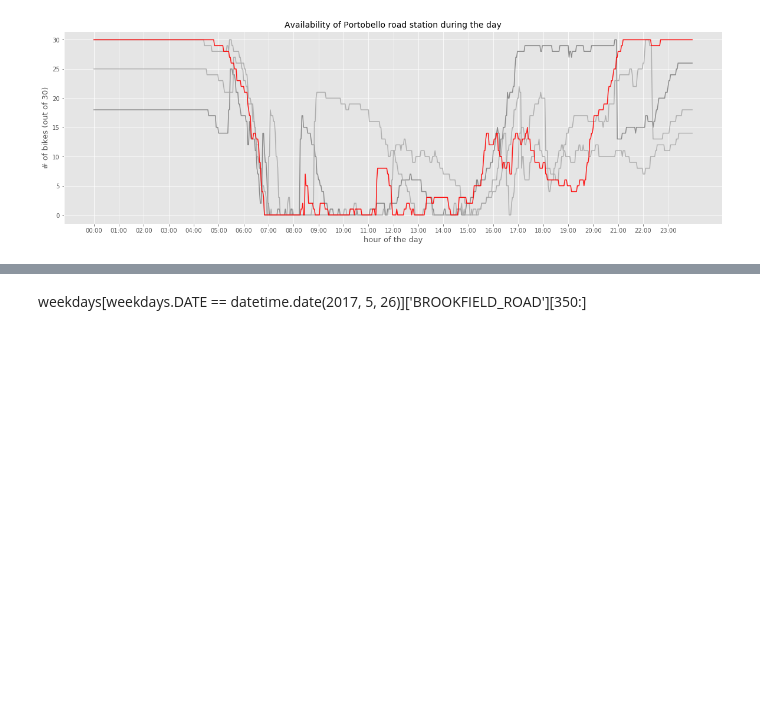
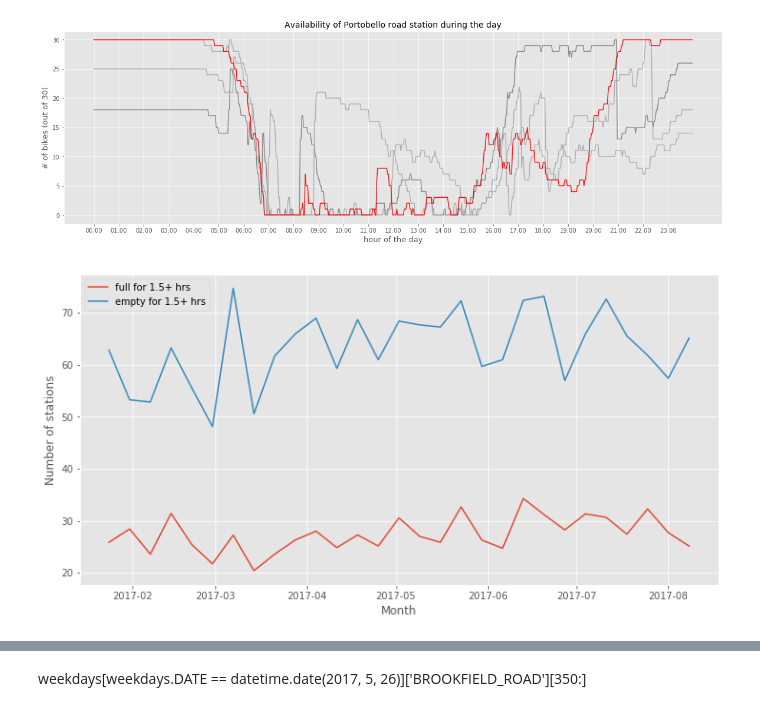
Before and after one commit to msgolovina/bss_project, a Jupyter notebook: Diploma_705.ipynb, the cells around one changed output, grey strips where cells are left out. Cells and saved outputs as stored; diff of their text form; code cells hidden in the pictures; blank space fills up the shorter version.

```diff
--- a/Diploma_705.ipynb
+++ b/Diploma_705.ipynb
@@ -505,4 +404,6 @@ data.columns = [x.replace("'",'') for x in data.columns.values]
 # %%
+data['DATE'] = [x.date() for x in data.index]
+data.columns = [x.replace("'",'') for x in data.columns.values]
 dates = []
 station_was_empty_3by2mins = []
 station_was_full_3by2mins = []
@@ -512,16 +413,27 @@ for day in data.DATE.unique():
     counter_stations_full = 0
     counter_stations_empty = 0
     for name, capacity in zip(stations.Name, stations.Capacity):
-        if df_day[name.replace(' ', '_')][df_day[name.replace(' ', '_')] == capacity].shape[0] > 15:
+        if df_day[name.replace(' ', '_')][df_day[name.replace(' ', '_')] == capacity].shape[0] > 45:
             counter_stations_full += 1
-        if df_day[name.replace(' ', '_')][df_day[name.replace(' ', '_')] == 0].shape[0] > 15:
+        if df_day[name.replace(' ', '_')][df_day[name.replace(' ', '_')] == 0].shape[0] > 45:
             counter_stations_empty += 1
     station_was_full_3by2mins.append(counter_stations_full)
     station_was_empty_3by2mins.append(counter_stations_empty)
 # %%
 dff = pd.DataFrame({'full': station_was_full_3by2mins, 'empty': station_was_empty_3by2mins})
 dff.index = pd.DatetimeIndex(dates)
 dff = dff.sort_index(ascending=True)
 dff['weekday'] = [x.weekday() for x in dff.index]
 dff_week = dff[dff.weekday < 5]
 dff_weekend = dff[dff.weekday >= 5]
+dff = dff.resample('7D').mean().bfill()
+
+fig = plt.figure(figsize=(12, 6))
+plt.plot(dff['full'])
+plt.plot(dff['empty'])
+plt.legend(labels = ['full for 1.5+ hrs', 'empty for 1.5+ hrs'])
+plt.xlabel('Month')
+plt.ylabel('Number of stations')
+fig.savefig('empty_full.png');
+# %% [output]
+[figure, added]
```
Also changed, not shown: parts of 38 cells of this notebook, 1 other file.
